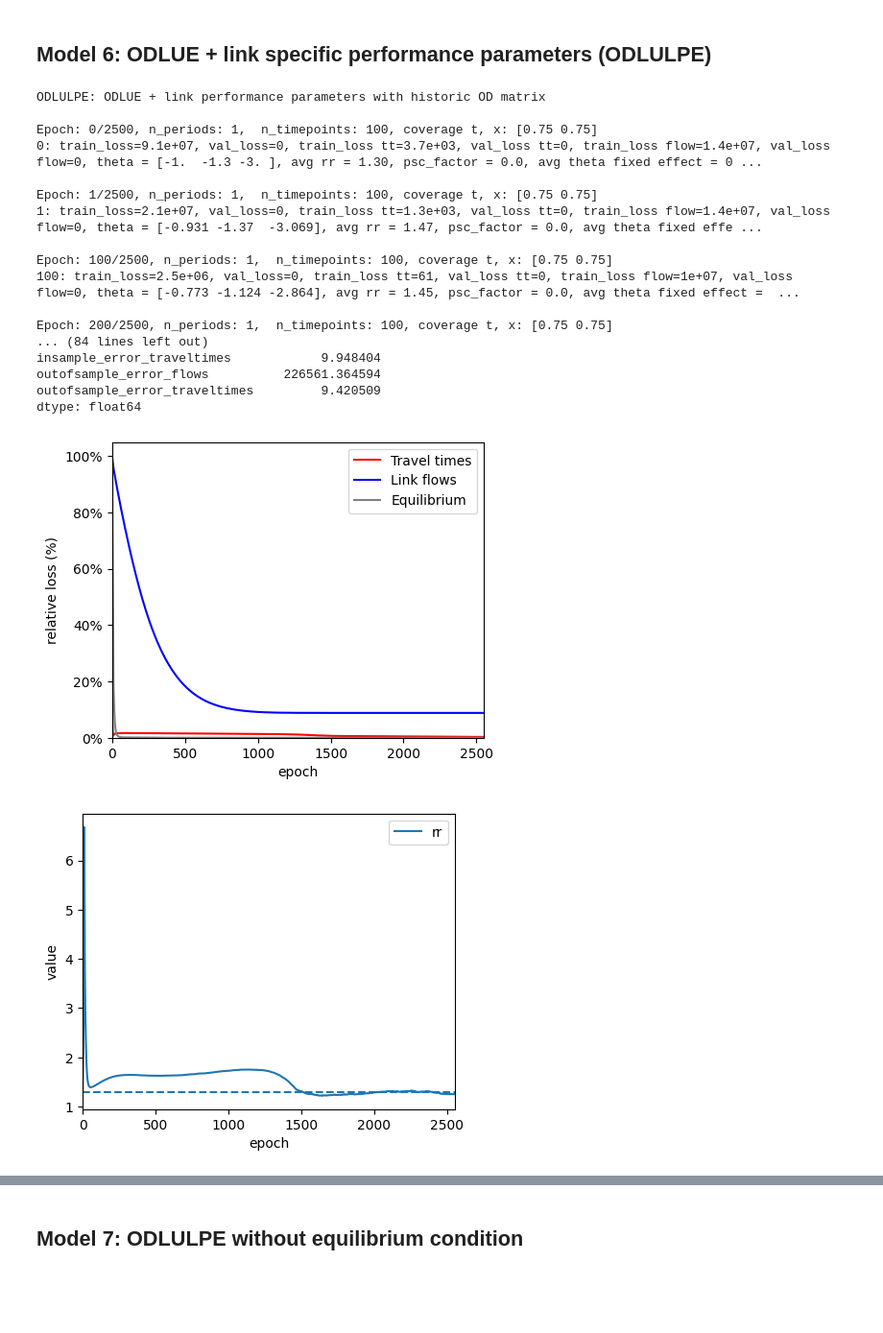
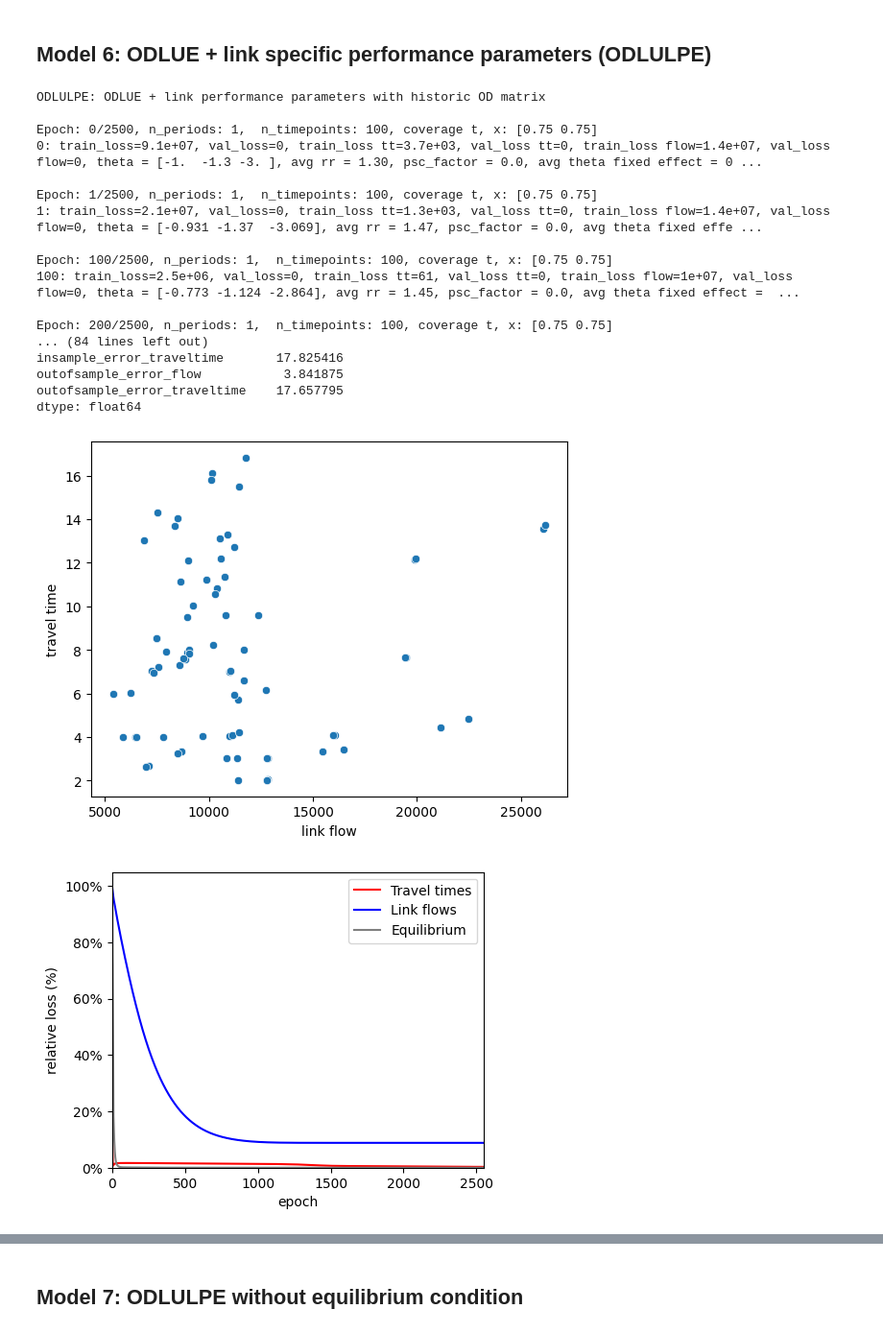
Before and after one commit to pabloguarda/pesuelogit, a Jupyter notebook: examples/notebooks/gisuelogit-siouxfalls.ipynb, the cells around one changed output, grey strips where cells are left out. Shown at 96% size. Cells and saved outputs as stored; diff of their text form; code cells hidden in the pictures; blank space fills up the shorter version.

```diff
--- a/examples/notebooks/gisuelogit-siouxfalls.ipynb
+++ b/examples/notebooks/gisuelogit-siouxfalls.ipynb
@@ -386,6 +386,8 @@ if run_model['ode']:
     print(f"theta = {dict(zip(utility_parameters.true_values.keys(), list(ode.theta.numpy())))}")
     print(f"alpha = {ode.alpha: 0.2f}, beta  = {ode.beta: 0.2f}")
     print(f"Avg abs diff of observed and estimated OD: {np.mean(np.abs(ode.q - tntp_network.q.flatten())): 0.2f}")
+    print(f"MAPE link flows={mape(actual=ode.observed_flows, predicted = ode.predicted_flow()):0.1f}, "
+      f"MAPE travel times={mape(actual=ode.observed_traveltimes, predicted = ode.predicted_traveltime()):0.1f}")
 # %% [output]
  ODE: OD estimation with historic OD
 
@@ -491,6 +493,8 @@ if run_model['lpe']:
     print(f"theta = {dict(zip(utility_parameters.true_values.keys(), list(lpe.theta.numpy())))}")
     print(f"alpha = {lpe.alpha: 0.2f}, beta  = {lpe.beta: 0.2f}")
     print(f"Avg abs diff of observed and estimated OD: {np.mean(np.abs(lpe.q - tntp_network.q.flatten())): 0.2f}")
+    print(f"MAPE link flows={mape(actual=lpe.observed_flows, predicted = lpe.predicted_flow()):0.1f}, "
+      f"MAPE travel times={mape(actual=lpe.observed_traveltimes, predicted = lpe.predicted_traveltime()):0.1f}")
 # %% [output]
 LPE: link performance estimation
 
@@ -593,10 +598,12 @@ if run_model['lue']:
                                 xticks_spacing=_XTICKS_SPACING)
 
 
-    print(f"theta = {dict(zip(utility_parameters.true_values.keys(), list(lue.theta.numpy())))}, "
+    print(f"theta = {dict(zip(utility_parameters.true_values.keys(), list(np.round(lue.theta.numpy().flatten(),2))))}, "
           f"rr = {train_results_estimates.eval('tt_sd/tt').values[-1]:0.2f}")
     print(f"alpha = {lue.alpha: 0.2f}, beta  = {lue.beta: 0.2f}")
     print(f"Avg abs diff of observed and estimated OD: {np.mean(np.abs(lue.q - tntp_network.q.flatten())): 0.2f}")
+    print(f"MAPE link flows={mape(actual=lue.observed_flows, predicted = lue.predicted_flow()):0.1f}, "
+      f"MAPE travel times={mape(actual=lue.observed_traveltimes, predicted = lue.predicted_traveltime()):0.1f}")
 # %% [output]
 LUE: Estimation of utility function
 
@@ -702,10 +709,12 @@ if run_model['odlue']:
 
     plt.show()
 
-    print(f"theta = {dict(zip(utility_parameters.true_values.keys(), list(odlue.theta.numpy())))}, "
+    print(f"theta = {dict(zip(utility_parameters.true_values.keys(), list(np.round(odlue.theta.numpy().flatten(),2))))}, "
           f"rr = {train_results_estimates.eval('tt_sd/tt').values[-1]:0.2f}")
     print(f"alpha = {odlue.alpha: 0.2f}, beta  = {odlue.beta: 0.2f}")
     print(f"Avg abs diff of observed and estimated OD: {np.mean(np.abs(odlue.q - tntp_network.q.flatten())): 0.2f}")
+    print(f"MAPE link flows={mape(actual=odlue.observed_flows, predicted = odlue.predicted_flow()):0.1f}, "
+          f"MAPE travel times={mape(actual=odlue.observed_traveltimes, predicted = odlue.predicted_traveltime()):0.1f}")
 # %% [output]
 ODLUE: OD + utility estimation
 
@@ -808,10 +818,24 @@ if run_model['odlulpe']:
     val_results_estimates, val_results_losses = odlulpe.split_results(results=val_results_dfs['odlulpe'])
 
     print('')
+    print(f"theta = {dict(zip(utility_parameters.true_values.keys(), list(np.round(odlulpe.theta.numpy().flatten(),2))))}, "
+          f"rr = {train_results_estimates.eval('tt_sd/tt').values[-1]:0.2f}")
+    print(f"alpha = {np.mean(odlulpe.alpha): 0.2f}, beta  = {np.mean(odlulpe.beta): 0.2f}")
+    print(f"Avg abs diff of observed and estimated OD: {np.mean(np.abs(odlulpe.q - tntp_network.q.flatten())): 0.2f}")
+    print(f"MAPE link flows={mape(actual=odlulpe.observed_flows, predicted = odlulpe.predicted_flow()):0.1f}, "
+          f"MAPE travel times={mape(actual=odlulpe.observed_traveltimes, predicted = odlulpe.predicted_traveltime()):0.1f}")
+
     print(compute_insample_outofsample_error(Y=Y_train,
                                          true_counts=df.true_counts.values[0:tntp_network.get_n_links()],
                                          true_traveltimes=df.true_traveltime.values[0:tntp_network.get_n_links()],
                                          model=odlulpe))
+
+
+    sns.scatterplot(data = pd.DataFrame({'link flow': odlulpe.predicted_flow().numpy().flatten(),
+                                         'travel time': odlulpe.predicted_traveltime().numpy().flatten(),
+                                         # 'capacity': [link.bpr.k for link in odlulpe.network.links]
+                                        }),
+                                        x = 'link flow', y = 'travel time')
 
     plot_predictive_performance(train_losses= train_results_losses, val_losses=val_results_dfs['odlulpe'],
                                 show_validation=False, xticks_spacing = _XTICKS_SPACING)
@@ -819,40 +843,35 @@ if run_model['odlulpe']:
 
     plot_convergence_estimates(estimates=train_results_estimates.\
                                assign(rr = train_results_estimates['tt_sd']/train_results_estimates['tt'])[['epoch','rr']],
                                true_values={'rr':odlulpe.utility.true_values['tt_sd']/odlulpe.utility.true_values['tt']},
                                xticks_spacing = _XTICKS_SPACING)
 
     plot_convergence_estimates(estimates=train_results_estimates[['epoch','alpha','beta']],
                                true_values=odlulpe.bpr.true_values,
                                xticks_spacing = _XTICKS_SPACING)
 
     Qs = {'true': tntp_network.OD.Q_true, 'historic': Q_historic, 'estimated': tf.sparse.to_dense(odlulpe.Q).numpy()}
 
     plot_heatmap_demands(Qs=Qs, vmin=np.min(Qs['true']), vmax=np.max(Qs['true']), subplots_dims=(1, 3), figsize=(12, 4))
 
     plt.show()
-
-    print(f"theta = {dict(zip(utility_parameters.true_values.keys(), list(odlulpe.theta.numpy())))}, "
-          f"rr = {train_results_estimates.eval('tt_sd/tt').values[-1]:0.2f}")
-    print(f"alpha = {np.mean(odlulpe.alpha): 0.2f}, beta  = {np.mean(odlulpe.beta): 0.2f}")
-    print(f"Avg abs diff of observed and estimated OD: {np.mean(np.abs(odlulpe.q - tntp_network.q.flatten())): 0.2f}")
 # %% [output]
 ODLULPE: ODLUE + link performance parameters with historic OD matrix
 
 Epoch: 0/2500, n_periods: 1,  n_timepoints: 100, coverage t, x: [0.75 0.75]
 0: train_loss=9.1e+07, val_loss=0, train_loss tt=3.7e+03, val_loss tt=0, train_loss flow=1.4e+07, val_loss flow=0, theta = [-1.  -1.3 -3. ], avg rr = 1.30, psc_factor = 0.0, avg theta fixed effect = 0 ...
 
 Epoch: 1/2500, n_periods: 1,  n_timepoints: 100, coverage t, x: [0.75 0.75]
 1: train_loss=2.1e+07, val_loss=0, train_loss tt=1.3e+03, val_loss tt=0, train_loss flow=1.4e+07, val_loss flow=0, theta = [-0.931 -1.37  -3.069], avg rr = 1.47, psc_factor = 0.0, avg theta fixed effe ...
 
 Epoch: 100/2500, n_periods: 1,  n_timepoints: 100, coverage t, x: [0.75 0.75]
 100: train_loss=2.5e+06, val_loss=0, train_loss tt=61, val_loss tt=0, train_loss flow=1e+07, val_loss flow=0, theta = [-0.773 -1.124 -2.864], avg rr = 1.45, psc_factor = 0.0, avg theta fixed effect =  ...
 
 Epoch: 200/2500, n_periods: 1,  n_timepoints: 100, coverage t, x: [0.75 0.75]
 ... (84 lines left out)
-insample_error_traveltimes            9.948404
-outofsample_error_flows          226561.364594
-outofsample_error_traveltimes         9.420509
+insample_error_traveltime       17.825416
+outofsample_error_flow           3.841875
+outofsample_error_traveltime    17.657795
 dtype: float64
-[figure, old version]
+[figure, new version]
-[figure, old version]
+[figure, new version]
```
Also changed, not shown: parts of 13 cells of this notebook.
